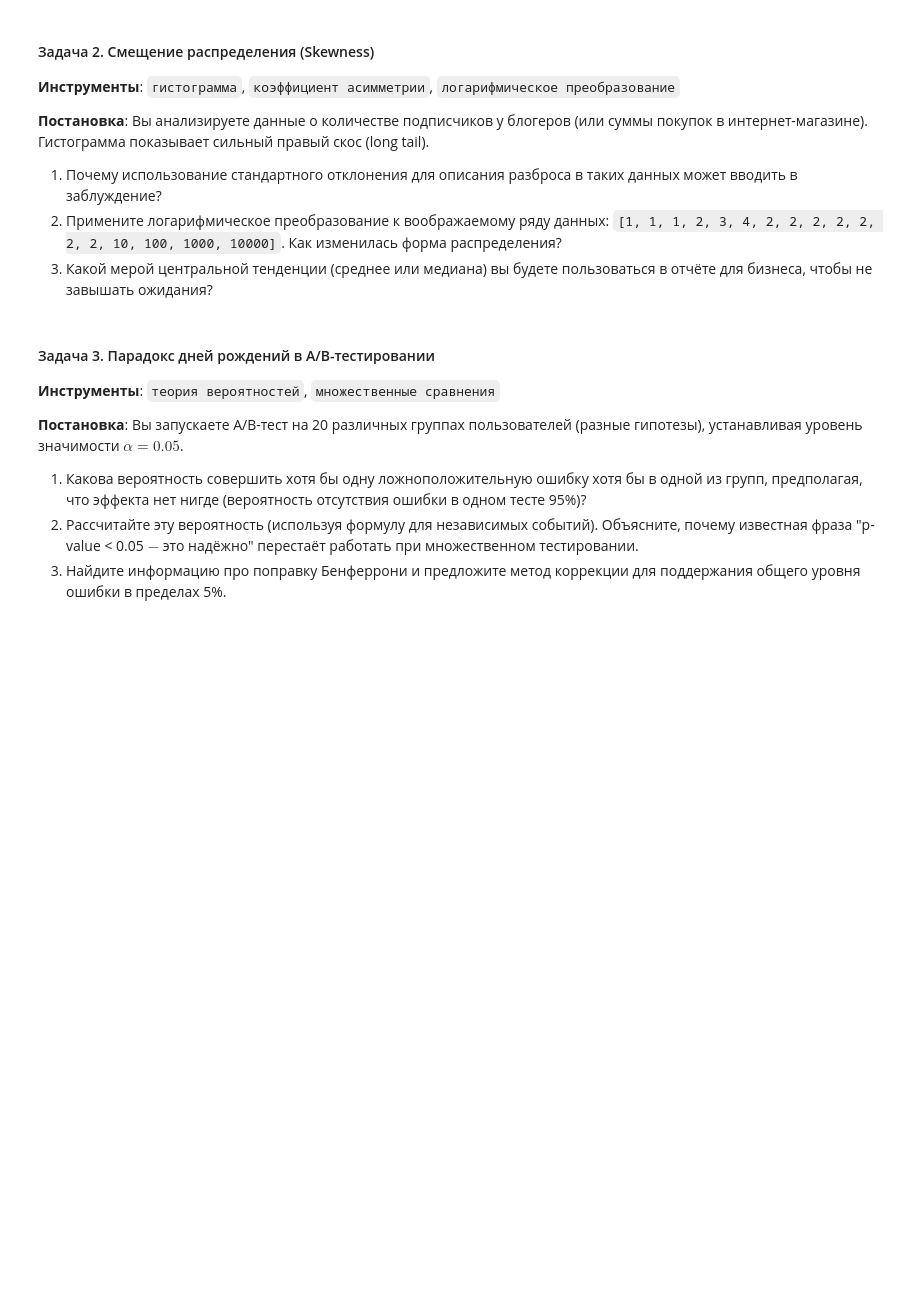
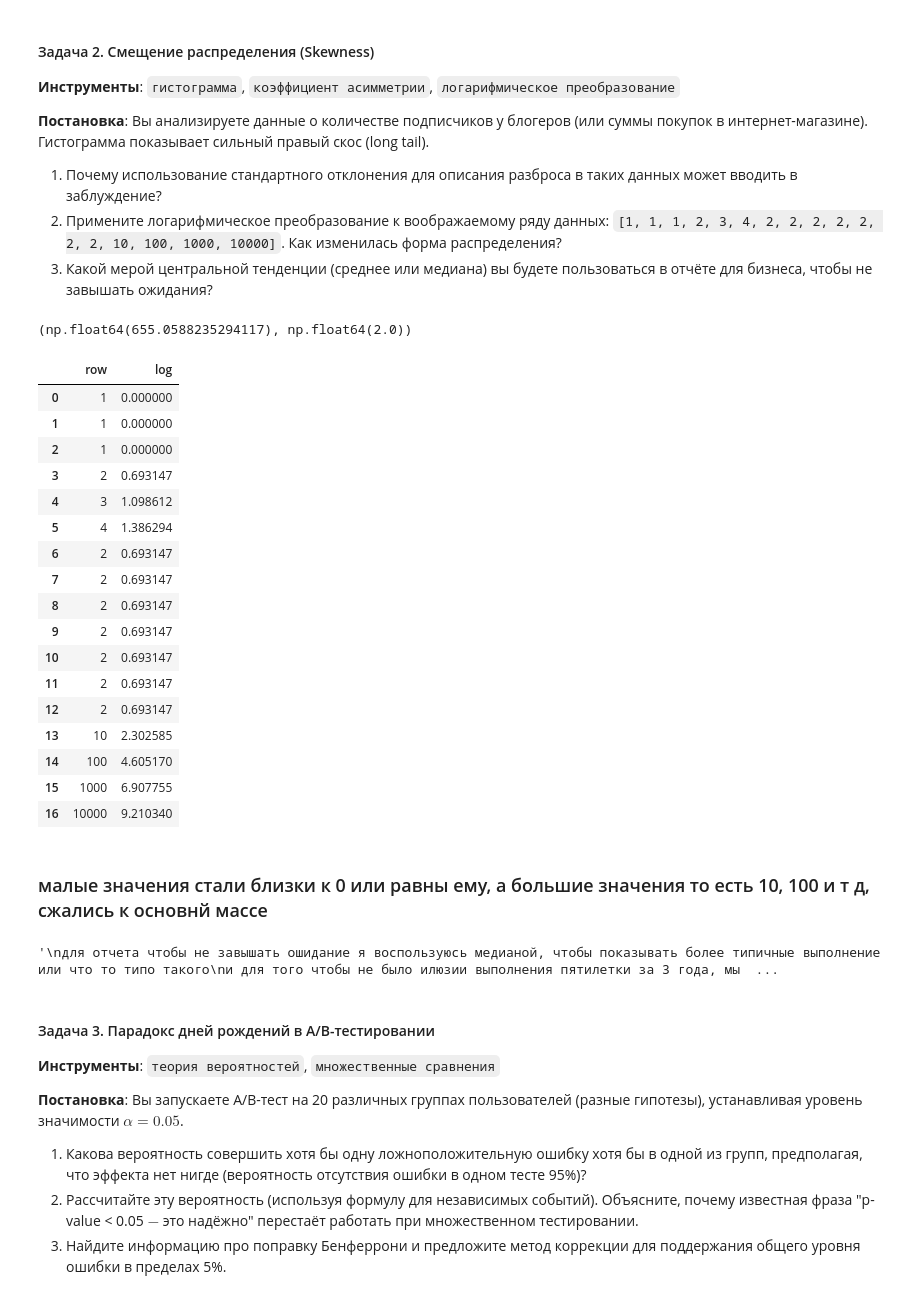
Before and after one commit to Alleegg/work_agat, a Jupyter notebook: 4/task_6.ipynb, the cells around one changed output. Cells and saved outputs as stored; diff of their text form; code cells hidden in the pictures; blank space fills up the shorter version.

```diff
--- a/4/task_6.ipynb
+++ b/4/task_6.ipynb
@@ -86,7 +129,52 @@ from statsmodels.stats.proportion import proportion_confint, proportion_effectsi
 2. Примените логарифмическое преобразование к воображаемому ряду данных: `[1, 1, 1, 2, 3, 4, 2, 2, 2, 2, 2, 2, 2, 10, 100, 1000, 10000]`. Как изменилась форма распределения?
 3. Какой мерой центральной тенденции (среднее или медиана) вы будете пользоваться в отчёте для бизнеса, чтобы не завышать ожидания?
 # %%
-# ваше решение здесь
+#1
+"""
+тут давольно легко, среднее значение будет включать себя выбросы, и поэтому будет показывать сильную анамалию в значениях
+"""
+#как пример 2 задание
+row = [1, 1, 1, 2, 3, 4, 2, 2, 2, 2, 2, 2, 2, 10, 100, 1000, 10000]
+np.mean(row), np.median(row) #поэтому сам люблю больше медиану
+# %% [output]
+(np.float64(655.0588235294117), np.float64(2.0))
+# %%
+#2
+df = pd.DataFrame({
+    'row' : row,
+    'log' : np.log(row)
+})
+# %%
+df
+# %% [output]
+|  | row | log |
+| 0 | 1 | 0.000000 |
+| 1 | 1 | 0.000000 |
+| 2 | 1 | 0.000000 |
+| 3 | 2 | 0.693147 |
+| 4 | 3 | 1.098612 |
+| 5 | 4 | 1.386294 |
+| 6 | 2 | 0.693147 |
+| 7 | 2 | 0.693147 |
+| 8 | 2 | 0.693147 |
+| 9 | 2 | 0.693147 |
+| 10 | 2 | 0.693147 |
+| 11 | 2 | 0.693147 |
+| 12 | 2 | 0.693147 |
+| 13 | 10 | 2.302585 |
+| 14 | 100 | 4.605170 |
+| 15 | 1000 | 6.907755 |
+| 16 | 10000 | 9.210340 |
+# %% [markdown]
+### малые значения стали близки к 0 или равны ему, а большие значения то есть 10, 100 и т д, сжались к основнй массе
+# %%
+#3
+"""
+для отчета чтобы не завышать ошидание я воспользуюсь медианой, чтобы показывать более типичные выполнение или что то типо такого
+и для того чтобы не было илюзии выполнения пятилетки за 3 года, мы не в СССР)))
+"""
+# %% [output]
+'\nдля отчета чтобы не завышать ошидание я воспользуюсь медианой, чтобы показывать более типичные выполнение или что то типо такого\nи для того чтобы не было илюзии выполнения пятилетки за 3 года, мы  ...
 # %% [markdown]
 #### Задача 3. Парадокс дней рождений в A/B-тестировании
 **Инструменты**: `теория вероятностей`, `множественные сравнения`
```
Also changed, not shown: parts of 8 cells of this notebook.
